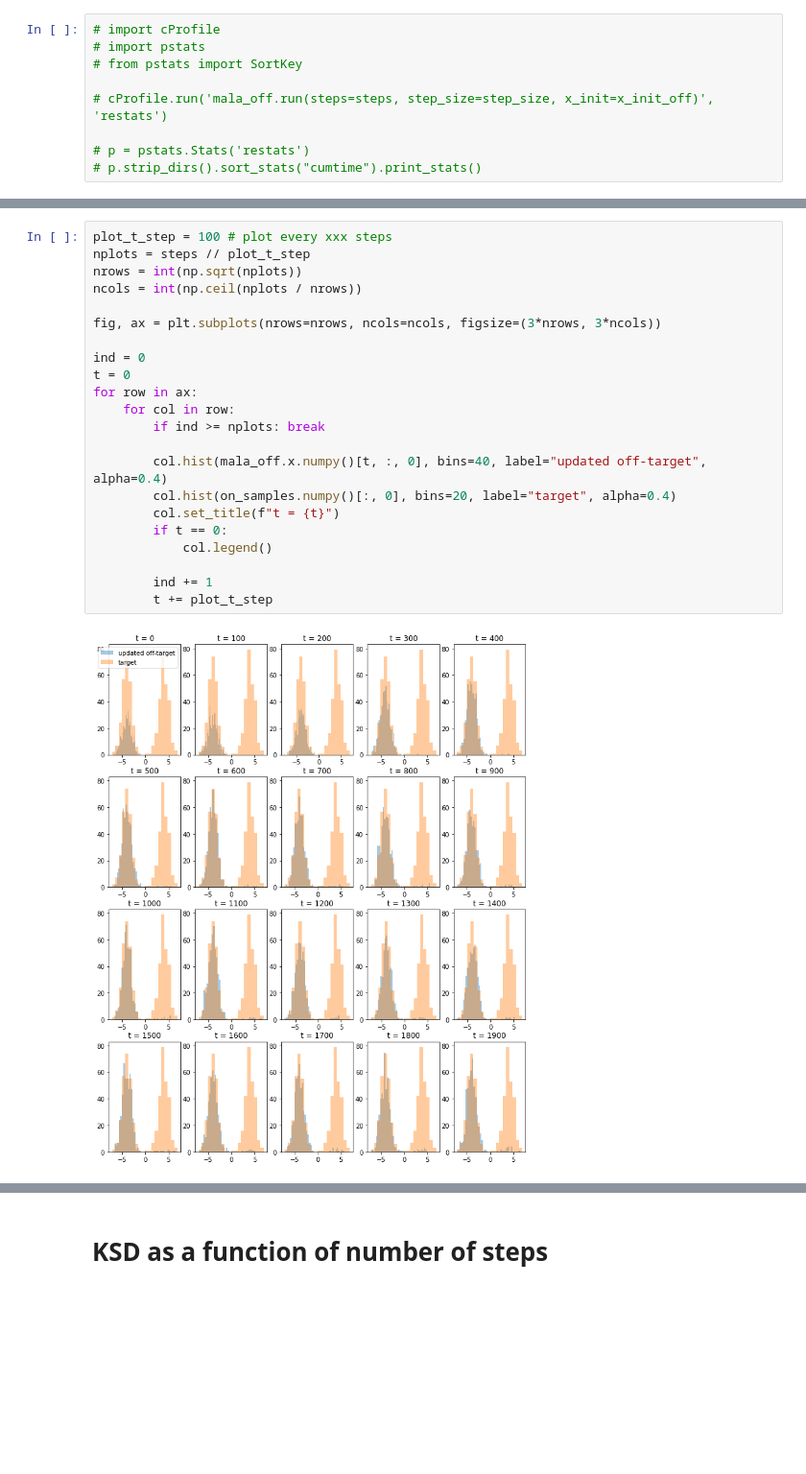
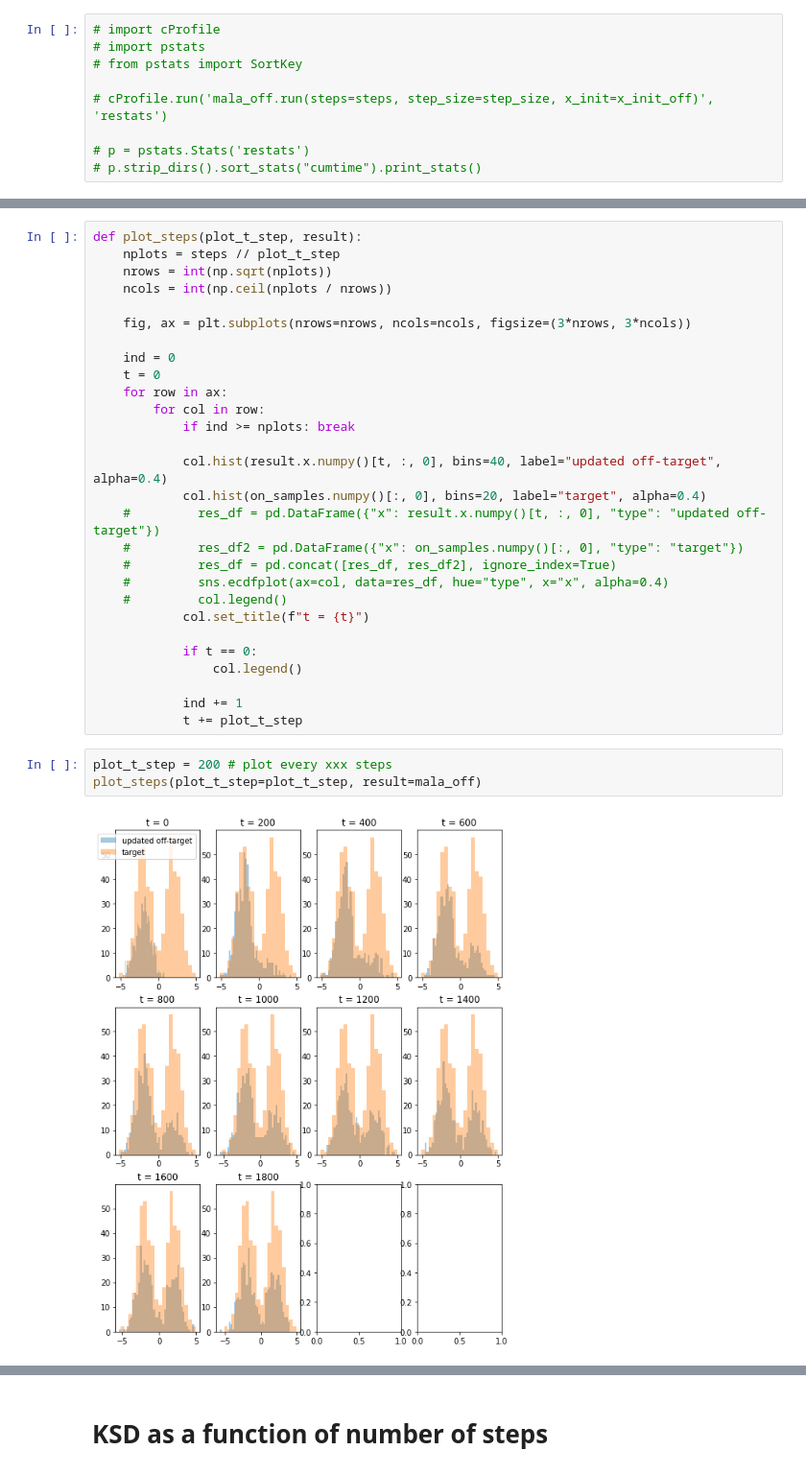
Before and after one commit to XingLLiu/u-stat-high-dim, a Jupyter notebook: mala.ipynb, the cells around one changed output, grey strips where cells are left out. Shown at 96% size. Saved outputs shown, nothing was run; the diff lists cells and outputs as text; blank space fills up the shorter version.

```diff
--- a/mala.ipynb
+++ b/mala.ipynb
@@ -83,25 +83,34 @@ _ = plt.legend()
 # %%
-plot_t_step = 100 # plot every xxx steps
-nplots = steps // plot_t_step
-nrows = int(np.sqrt(nplots))
-ncols = int(np.ceil(nplots / nrows))
+def plot_steps(plot_t_step, result):
+    nplots = steps // plot_t_step
+    nrows = int(np.sqrt(nplots))
+    ncols = int(np.ceil(nplots / nrows))
 
-fig, ax = plt.subplots(nrows=nrows, ncols=ncols, figsize=(3*nrows, 3*ncols))
+    fig, ax = plt.subplots(nrows=nrows, ncols=ncols, figsize=(3*nrows, 3*ncols))
 
-ind = 0
-t = 0
-for row in ax:
-    for col in row:
-        if ind >= nplots: break
+    ind = 0
+    t = 0
+    for row in ax:
+        for col in row:
+            if ind >= nplots: break
 
-        col.hist(mala_off.x.numpy()[t, :, 0], bins=40, label="updated off-target", alpha=0.4)
-        col.hist(on_samples.numpy()[:, 0], bins=20, label="target", alpha=0.4)
-        col.set_title(f"t = {t}")
-        if t == 0:
-            col.legend()
+            col.hist(result.x.numpy()[t, :, 0], bins=40, label="updated off-target", alpha=0.4)
+            col.hist(on_samples.numpy()[:, 0], bins=20, label="target", alpha=0.4)
+    #         res_df = pd.DataFrame({"x": result.x.numpy()[t, :, 0], "type": "updated off-target"})
+    #         res_df2 = pd.DataFrame({"x": on_samples.numpy()[:, 0], "type": "target"})
+    #         res_df = pd.concat([res_df, res_df2], ignore_index=True)
+    #         sns.ecdfplot(ax=col, data=res_df, hue="type", x="x", alpha=0.4)
+    #         col.legend()
+            col.set_title(f"t = {t}")
 
-        ind += 1
-        t += plot_t_step
+            if t == 0:
+                col.legend()
+
+            ind += 1
+            t += plot_t_step
-# %% [output]
-[figure, removed]
+# %%
+plot_t_step = 200 # plot every xxx steps
+plot_steps(plot_t_step=plot_t_step, result=mala_off)
+# %% [output]
+[figure, added]
 # %%
```
Also changed, not shown: parts of 10 cells of this notebook.
